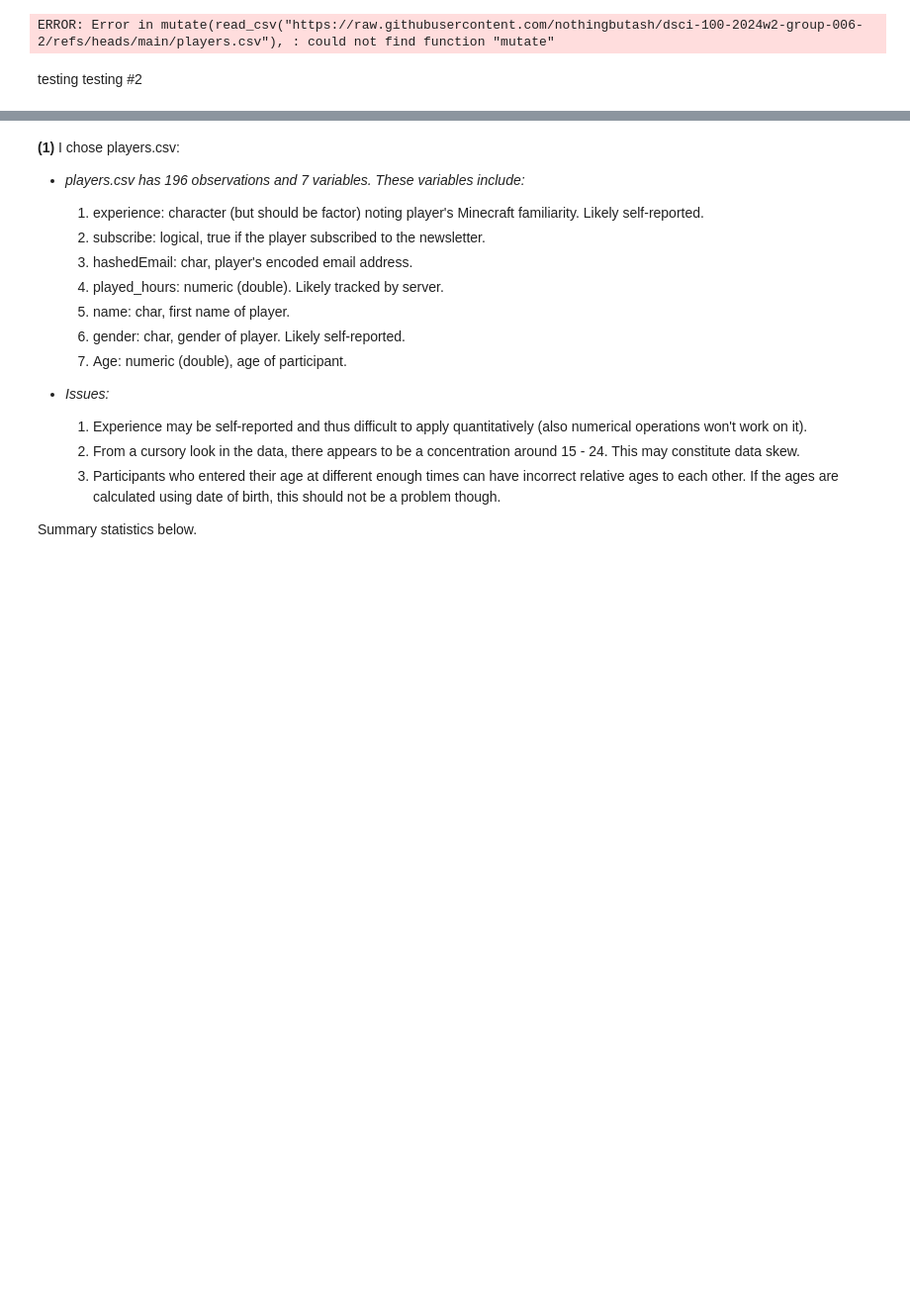
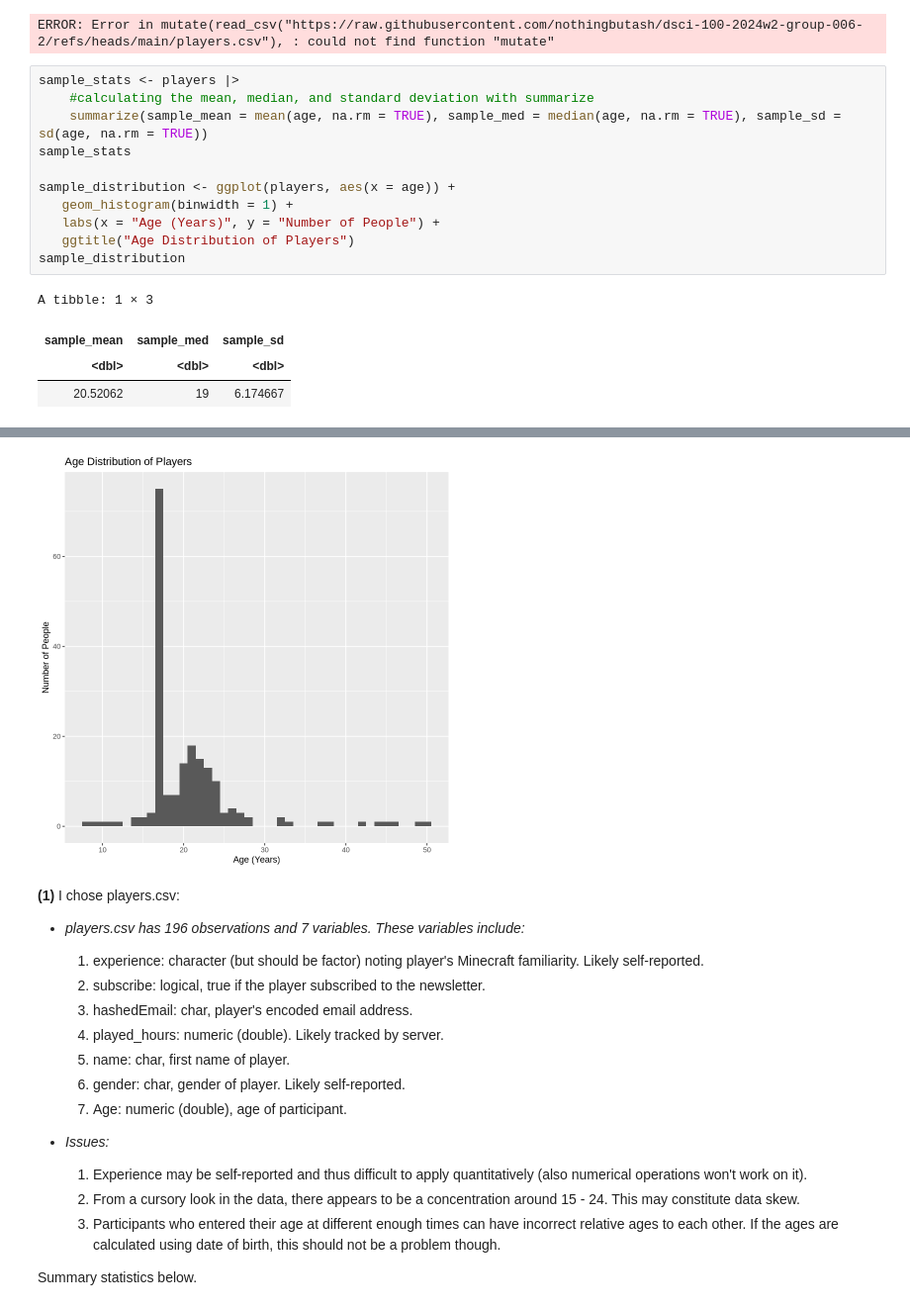
Before and after one commit to nothingbutash/dsci-100-2024w2-group-006-2, a Jupyter notebook: Project.ipynb, the cells around one changed output, grey strips where cells are left out. Shown at 99% size. Cells and saved outputs as stored; diff of their text form; blank space fills up the shorter version.

```diff
--- a/Project.ipynb
+++ b/Project.ipynb
@@ -24,5 +24,19 @@ players <- read_csv("https://raw.githubusercontent.com/nothingbutash/dsci-100-20
 players
 # %% [output]
 ERROR: Error in mutate(read_csv("https://raw.githubusercontent.com/nothingbutash/dsci-100-2024w2-group-006-2/refs/heads/main/players.csv"), : could not find function "mutate"
-# %% [markdown]
-testing testing #2
+# %%
+sample_stats <- players |>
+    #calculating the mean, median, and standard deviation with summarize
+    summarize(sample_mean = mean(age, na.rm = TRUE), sample_med = median(age, na.rm = TRUE), sample_sd = sd(age, na.rm = TRUE))
+sample_stats
+
+sample_distribution <- ggplot(players, aes(x = age)) +
+   geom_histogram(binwidth = 1) +
+   labs(x = "Age (Years)", y = "Number of People") +
+   ggtitle("Age Distribution of Players")
+sample_distribution
+# %% [output]
+A tibble: 1 × 3
+| sample_mean | sample_med | sample_sd |
+| <dbl> | <dbl> | <dbl> |
+| 20.52062 | 19 | 6.174667 |
@@ -29,3 +45,4 @@ testing testing #2
+[figure, added]
 # %% [markdown]
 **(1)**
 I chose players.csv:
```
Also changed, not shown: parts of 1 cell of this notebook.
